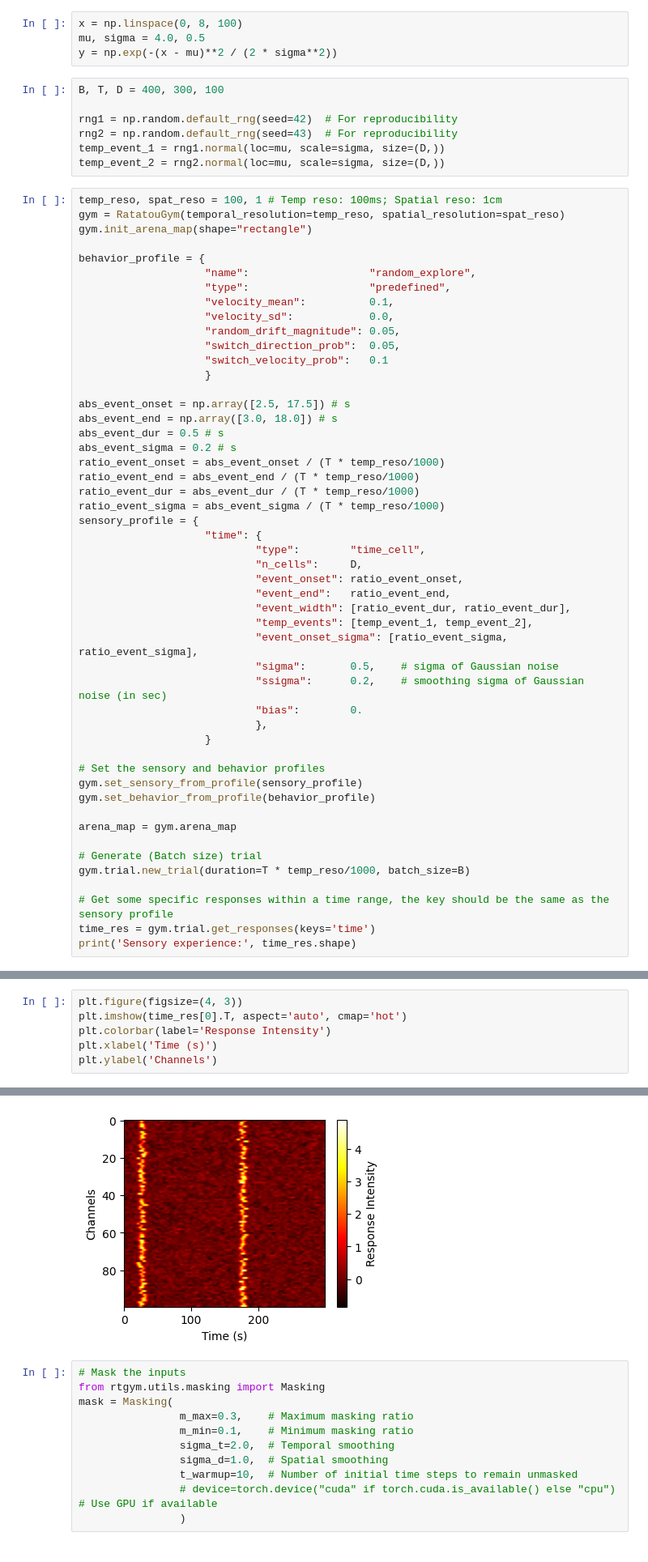
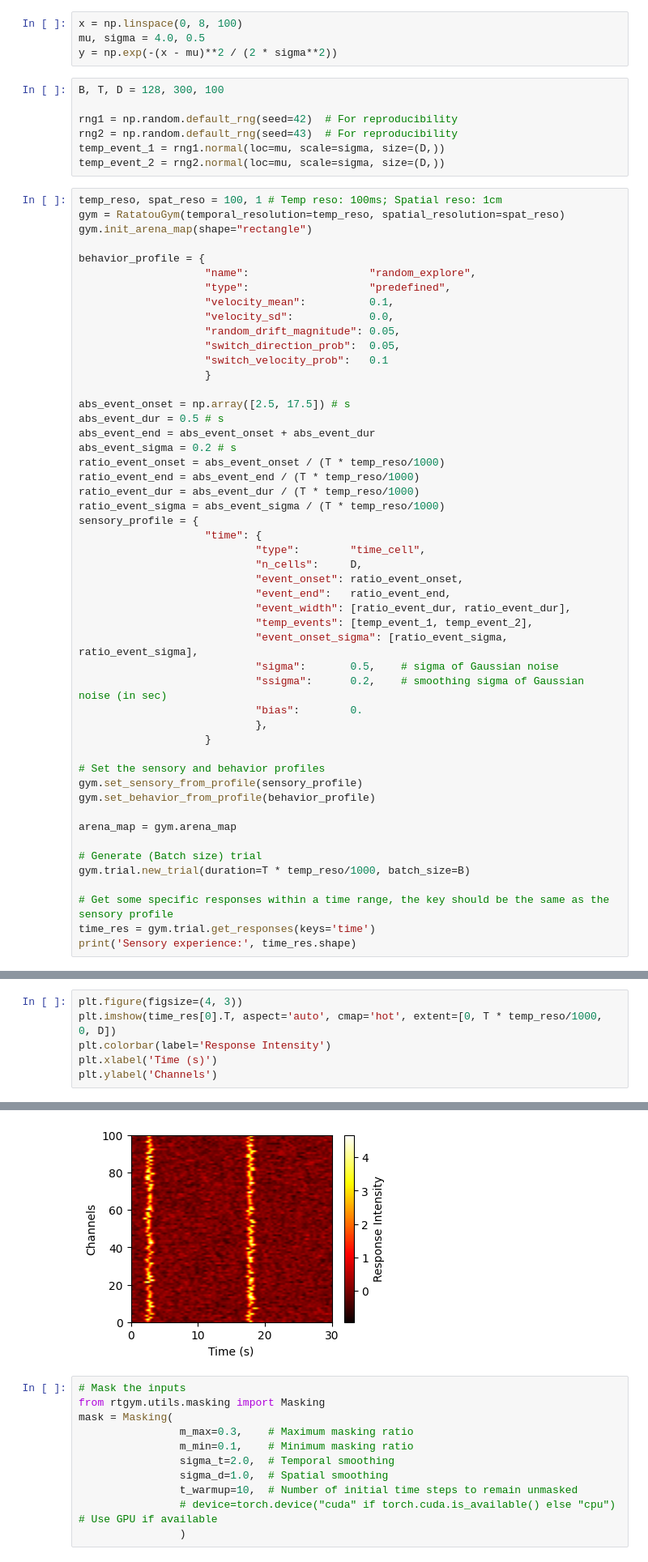
Before and after one commit to qrsyu/STCell, a Jupyter notebook: code/time_exp/2TS_longer.ipynb, the cells around one changed output, grey strips where cells are left out. Shown at 81% size. Drawn from its saved outputs; the diff is of its cells as text.

```diff
--- a/code/time_exp/2TS_longer.ipynb
+++ b/code/time_exp/2TS_longer.ipynb
@@ -31,7 +31,7 @@ x = np.linspace(0, 8, 100)
 mu, sigma = 4.0, 0.5
 y = np.exp(-(x - mu)**2 / (2 * sigma**2))
 # %%
-B, T, D = 400, 300, 100
+B, T, D = 128, 300, 100
 
 rng1 = np.random.default_rng(seed=42)  # For reproducibility
 rng2 = np.random.default_rng(seed=43)  # For reproducibility
@@ -53,8 +53,8 @@ behavior_profile = {
                     }
 
 abs_event_onset = np.array([2.5, 17.5]) # s
-abs_event_end = np.array([3.0, 18.0]) # s
 abs_event_dur = 0.5 # s
+abs_event_end = abs_event_onset + abs_event_dur
 abs_event_sigma = 0.2 # s
 ratio_event_onset = abs_event_onset / (T * temp_reso/1000)
 ratio_event_end = abs_event_end / (T * temp_reso/1000)
@@ -93,12 +93,12 @@ Sensory experience: (400, 300, 100)
 # %%
 plt.figure(figsize=(4, 3))
-plt.imshow(time_res[0].T, aspect='auto', cmap='hot')
+plt.imshow(time_res[0].T, aspect='auto', cmap='hot', extent=[0, T * temp_reso/1000, 0, D])
 plt.colorbar(label='Response Intensity')
 plt.xlabel('Time (s)')
 plt.ylabel('Channels')
 # %% [output]
 Text(0, 0.5, 'Channels')
-[figure, old version]
+[figure, new version]
 # %%
 # Mask the inputs
 from rtgym.utils.masking import Masking
```
Also changed, not shown: parts of 12 cells of this notebook.
